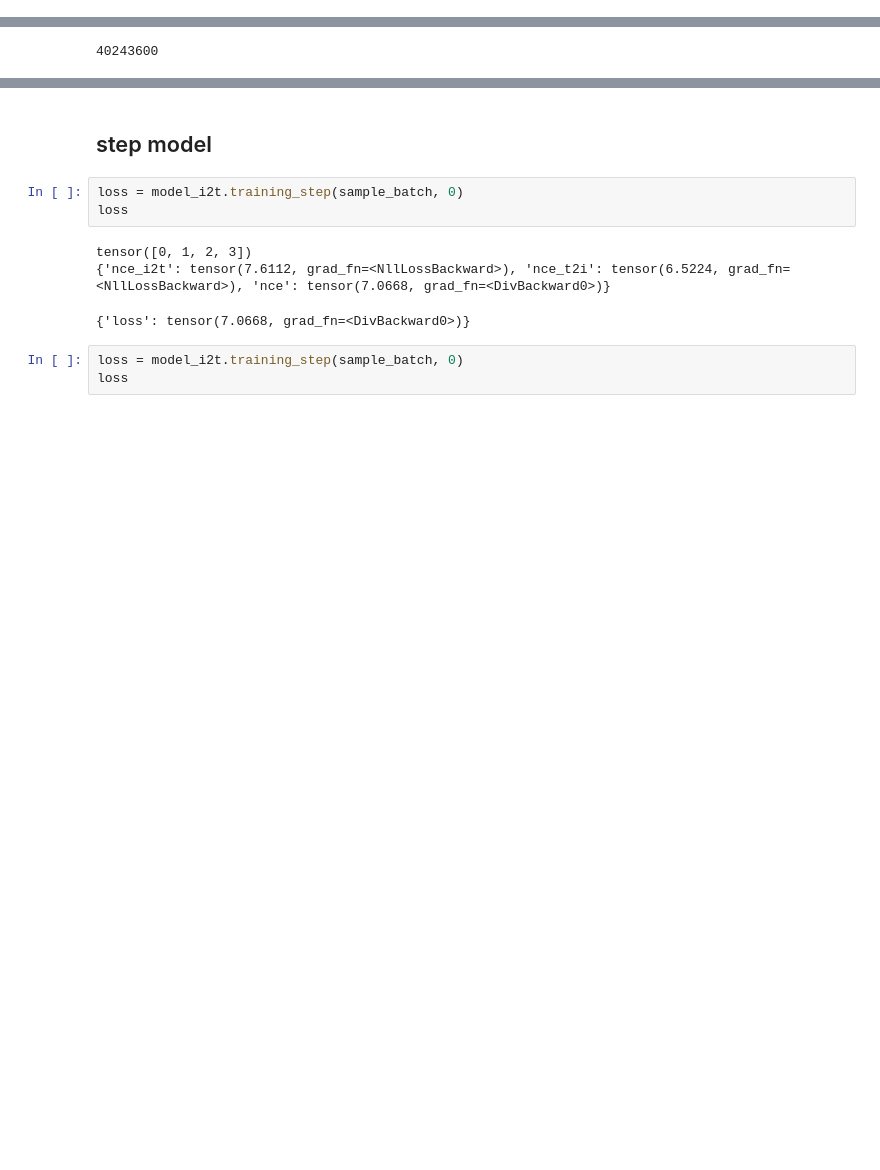
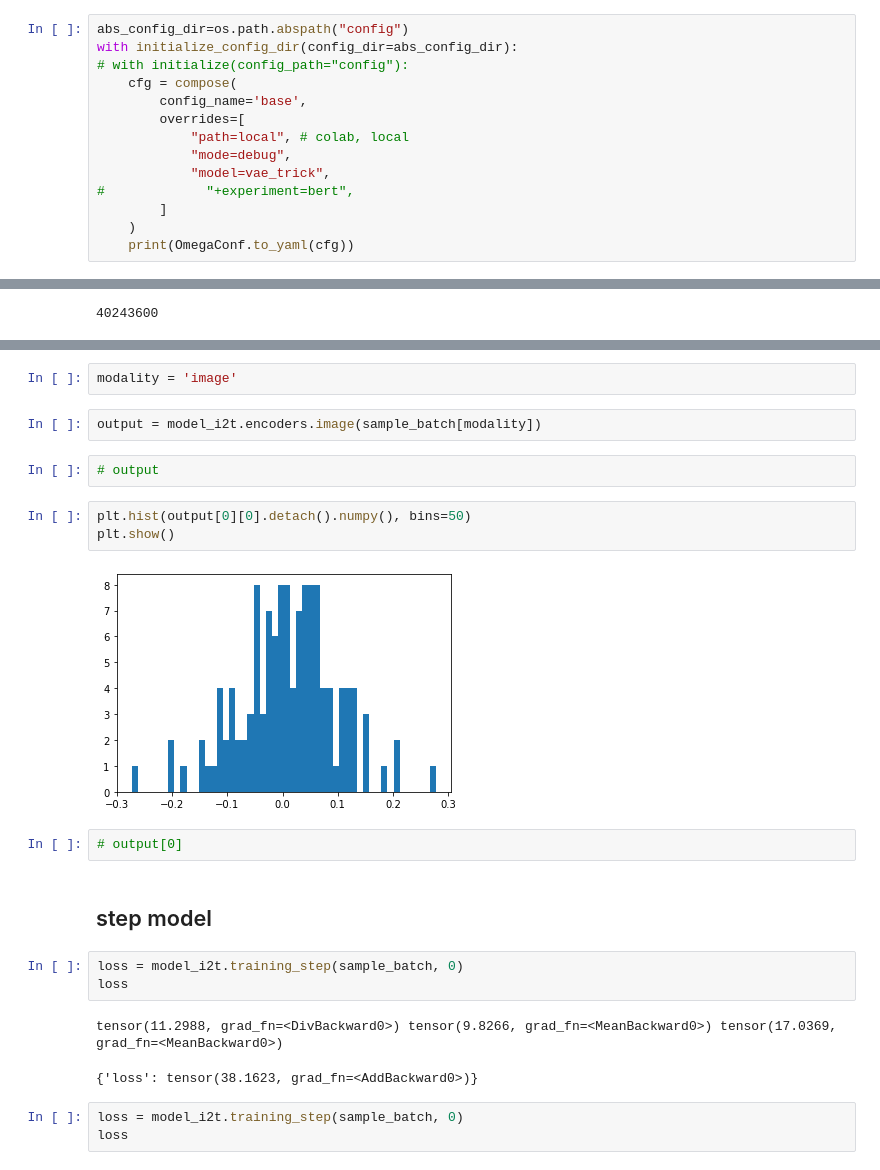
Before and after one commit to MIchaelKa/ycup21, a Jupyter notebook: notebooks/ycup21_base.ipynb, the cells around one changed output, grey strips where cells are left out. Saved outputs shown, nothing was run; the diff lists cells and outputs as text; blank space fills up the shorter version.

Commit message:
[local] VAE trick

```diff
--- a/notebooks/ycup21_base.ipynb
+++ b/notebooks/ycup21_base.ipynb
@@ -459 +458,15 @@ import torch
 from system import I2T
+# %%
+abs_config_dir=os.path.abspath("config")
+with initialize_config_dir(config_dir=abs_config_dir):
+# with initialize(config_path="config"):
+    cfg = compose(
+        config_name='base',
+        overrides=[
+            "path=local", # colab, local
+            "mode=debug",
+            "model=vae_trick",
+#             "+experiment=bert",
+        ]
+    )
+    print(OmegaConf.to_yaml(cfg))
@@ -475,12 +524,24 @@ get_num_of_params(text_encoder)
+# %%
+modality = 'image'
+# %%
+output = model_i2t.encoders.image(sample_batch[modality])
+# %%
+# output
+# %%
+plt.hist(output[0][0].detach().numpy(), bins=50)
+plt.show()
+# %% [output]
+[figure, added]
+# %%
+# output[0]
 # %% [markdown]
 ## step model
 # %%
 loss = model_i2t.training_step(sample_batch, 0)
 loss
 # %% [output]
-tensor([0, 1, 2, 3])
-{'nce_i2t': tensor(7.6112, grad_fn=<NllLossBackward>), 'nce_t2i': tensor(6.5224, grad_fn=<NllLossBackward>), 'nce': tensor(7.0668, grad_fn=<DivBackward0>)}
+tensor(11.2988, grad_fn=<DivBackward0>) tensor(9.8266, grad_fn=<MeanBackward0>) tensor(17.0369, grad_fn=<MeanBackward0>)
-{'loss': tensor(7.0668, grad_fn=<DivBackward0>)}
+{'loss': tensor(38.1623, grad_fn=<AddBackward0>)}
 # %%
 loss = model_i2t.training_step(sample_batch, 0)
 loss
```
Also changed, not shown: parts of 6 cells of this notebook, 5 other files.
